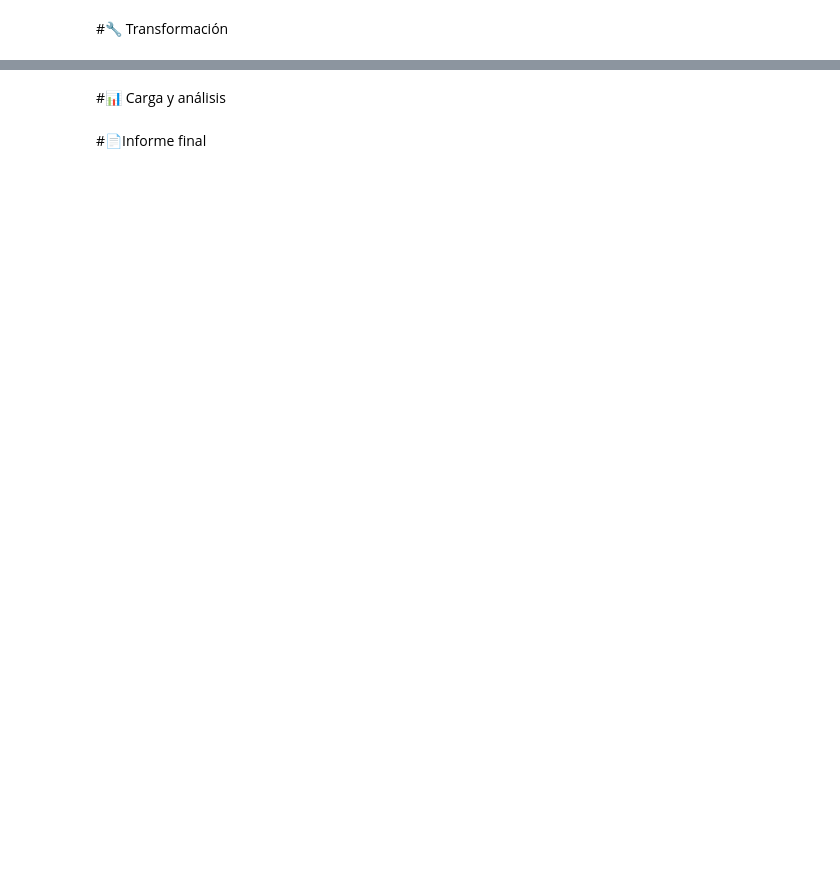
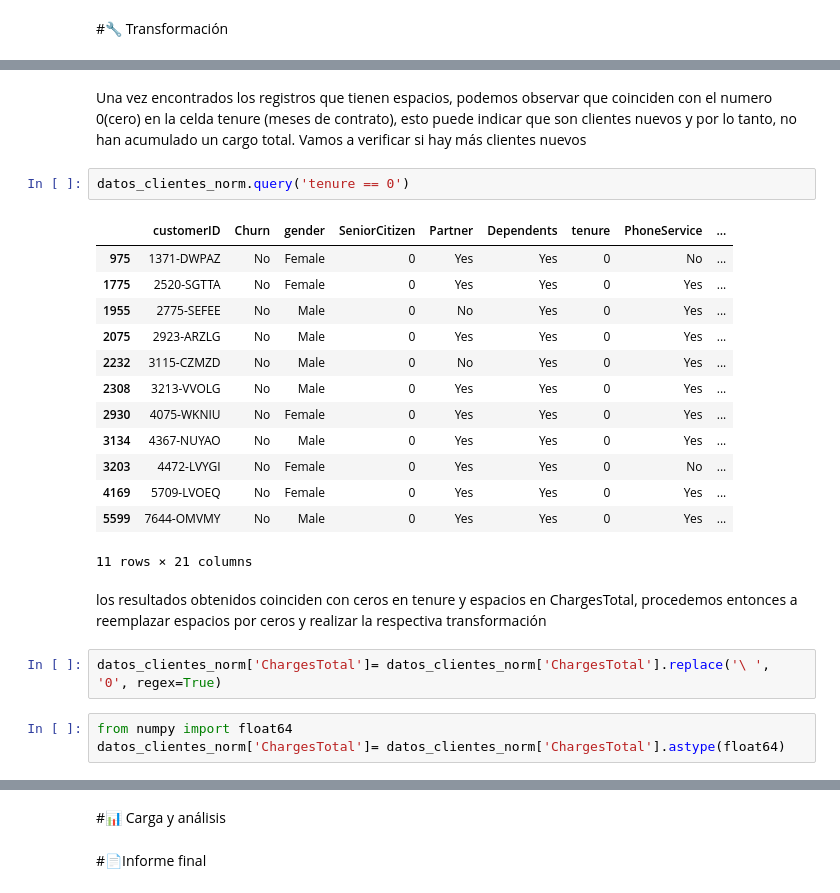
Before and after one commit to Viera1624/TelecomX_LATAM, a Jupyter notebook: telecomx_latam.ipynb, the cells around one changed output, grey strips where cells are left out. Drawn from its saved outputs; the diff is of its cells as text; blank space fills up the shorter version.

Commit message:
Transformación completa

```diff
--- a/telecomx_latam.ipynb
+++ b/telecomx_latam.ipynb
@@ -6,0 +132,25 @@
+# %% [markdown]
+Una vez encontrados los registros que tienen espacios, podemos observar que coinciden con el numero 0(cero) en la celda tenure (meses de contrato), esto puede indicar que son clientes nuevos y por lo tanto, no han acumulado un cargo total. Vamos a verificar si hay más clientes nuevos
+# %%
+datos_clientes_norm.query('tenure == 0')
+# %% [output]
+|  | customerID | Churn | gender | SeniorCitizen | Partner | Dependents | tenure | PhoneService | ... |
+| 975 | 1371-DWPAZ | No | Female | 0 | Yes | Yes | 0 | No | ... |
+| 1775 | 2520-SGTTA | No | Female | 0 | Yes | Yes | 0 | Yes | ... |
+| 1955 | 2775-SEFEE | No | Male | 0 | No | Yes | 0 | Yes | ... |
+| 2075 | 2923-ARZLG | No | Male | 0 | Yes | Yes | 0 | Yes | ... |
+| 2232 | 3115-CZMZD | No | Male | 0 | No | Yes | 0 | Yes | ... |
+| 2308 | 3213-VVOLG | No | Male | 0 | Yes | Yes | 0 | Yes | ... |
+| 2930 | 4075-WKNIU | No | Female | 0 | Yes | Yes | 0 | Yes | ... |
+| 3134 | 4367-NUYAO | No | Male | 0 | Yes | Yes | 0 | Yes | ... |
+| 3203 | 4472-LVYGI | No | Female | 0 | Yes | Yes | 0 | No | ... |
+| 4169 | 5709-LVOEQ | No | Female | 0 | Yes | Yes | 0 | Yes | ... |
+| 5599 | 7644-OMVMY | No | Male | 0 | Yes | Yes | 0 | Yes | ... |
+11 rows × 21 columns
+# %% [markdown]
+los resultados obtenidos coinciden con ceros en tenure y espacios en ChargesTotal, procedemos entonces a reemplazar espacios por ceros y realizar la respectiva transformación
+# %%
+datos_clientes_norm['ChargesTotal']= datos_clientes_norm['ChargesTotal'].replace('\ ', '0', regex=True)
+# %%
+from numpy import float64
+datos_clientes_norm['ChargesTotal']= datos_clientes_norm['ChargesTotal'].astype(float64)
```
Also changed, not shown: parts of 18 cells of this notebook.
